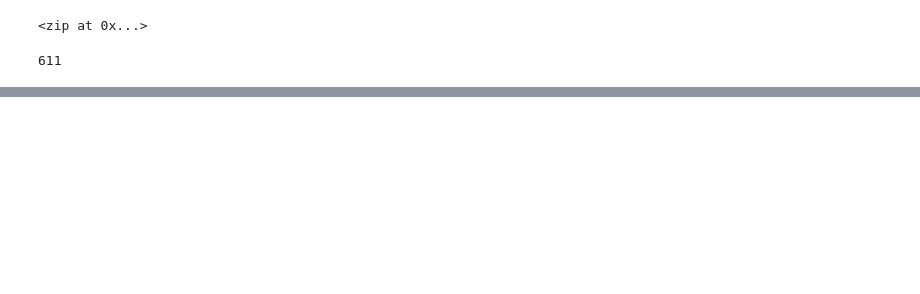
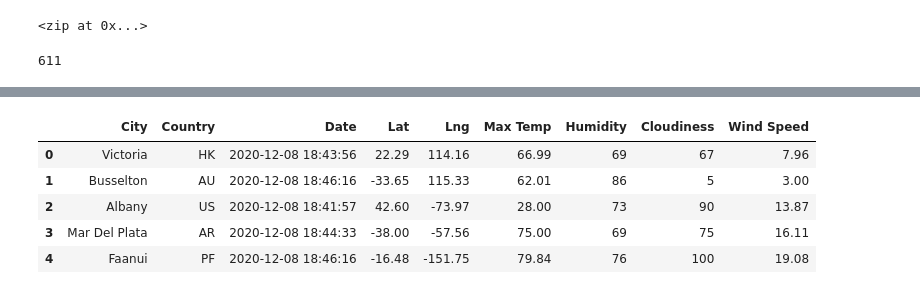
Before and after one commit to jvmastro/World_Weather_Analysis, a Jupyter notebook: WeatherPy.ipynb, the cells around one changed output, grey strips where cells are left out. Saved outputs shown, nothing was run; the diff lists cells and outputs as text; code cells hidden in the pictures; blank space fills up the shorter version.

```diff
--- a/WeatherPy.ipynb
+++ b/WeatherPy.ipynb
@@ -32,0 +143,9 @@ len(cities)
+# %%
+city_data_df.head()
+# %% [output]
+|  | City | Country | Date | Lat | Lng | Max Temp | Humidity | Cloudiness | Wind Speed |
+| 0 | Victoria | HK | 2020-12-08 18:43:56 | 22.29 | 114.16 | 66.99 | 69 | 67 | 7.96 |
+| 1 | Busselton | AU | 2020-12-08 18:46:16 | -33.65 | 115.33 | 62.01 | 86 | 5 | 3.00 |
+| 2 | Albany | US | 2020-12-08 18:41:57 | 42.60 | -73.97 | 28.00 | 73 | 90 | 13.87 |
+| 3 | Mar Del Plata | AR | 2020-12-08 18:44:33 | -38.00 | -57.56 | 75.00 | 69 | 75 | 16.11 |
+| 4 | Faanui | PF | 2020-12-08 18:46:16 | -16.48 | -151.75 | 79.84 | 76 | 100 | 19.08 |
```
Also changed, not shown: parts of 5 cells of this notebook, 2 other files.
